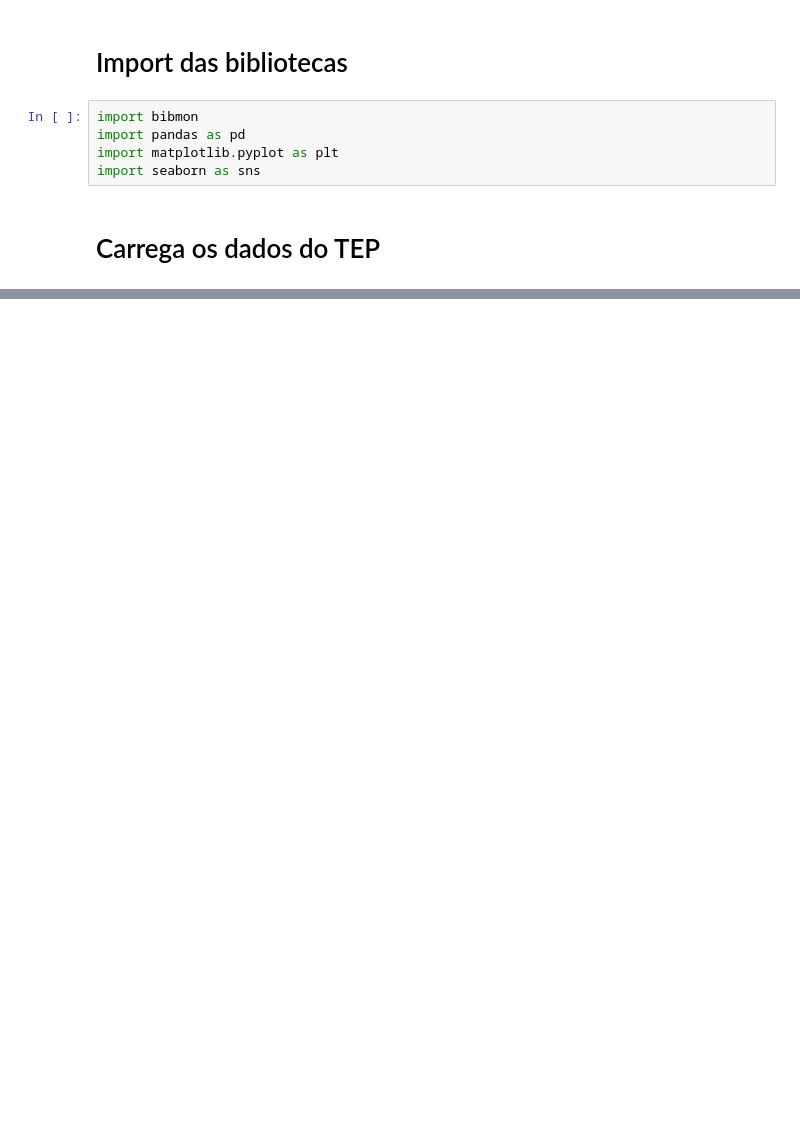
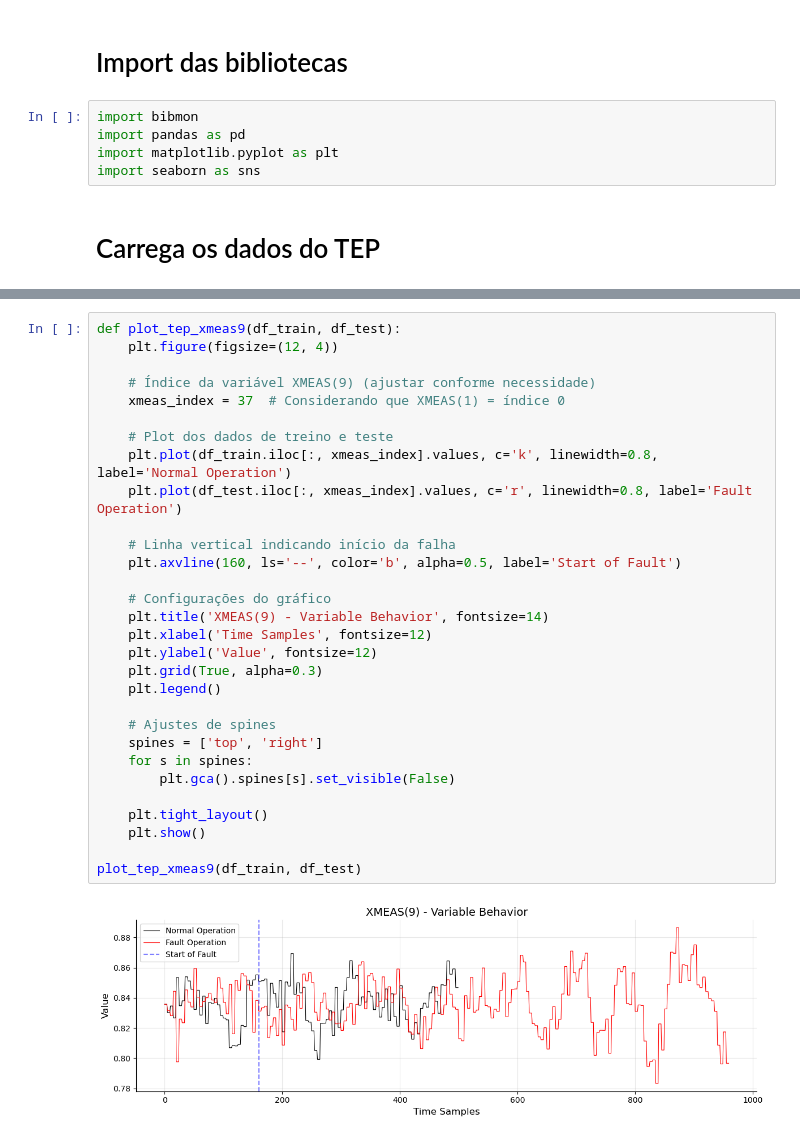
Before and after one commit to pedro-niHiL/codigos, a Jupyter notebook: python/BibMon/Tentativa.ipynb, the cells around one changed output, grey strips where cells are left out. Drawn from its saved outputs; the diff is of its cells as text; blank space fills up the shorter version.

```diff
--- a/python/BibMon/Tentativa.ipynb
+++ b/python/BibMon/Tentativa.ipynb
@@ -95,0 +67,32 @@ df_falha.head()
+# %%
+def plot_tep_xmeas9(df_train, df_test):
+    plt.figure(figsize=(12, 4))
+
+    # Índice da variável XMEAS(9) (ajustar conforme necessidade)
+    xmeas_index = 37  # Considerando que XMEAS(1) = índice 0
+
+    # Plot dos dados de treino e teste
+    plt.plot(df_train.iloc[:, xmeas_index].values, c='k', linewidth=0.8, label='Normal Operation')
+    plt.plot(df_test.iloc[:, xmeas_index].values, c='r', linewidth=0.8, label='Fault Operation')
+
+    # Linha vertical indicando início da falha
+    plt.axvline(160, ls='--', color='b', alpha=0.5, label='Start of Fault')
+
+    # Configurações do gráfico
+    plt.title('XMEAS(9) - Variable Behavior', fontsize=14)
+    plt.xlabel('Time Samples', fontsize=12)
+    plt.ylabel('Value', fontsize=12)
+    plt.grid(True, alpha=0.3)
+    plt.legend()
+
+    # Ajustes de spines
+    spines = ['top', 'right']
+    for s in spines:
+        plt.gca().spines[s].set_visible(False)
+
+    plt.tight_layout()
+    plt.show()
+
+plot_tep_xmeas9(df_train, df_test)
+# %% [output]
+[figure, added]
```
Also changed, not shown: parts of 5 cells of this notebook.
